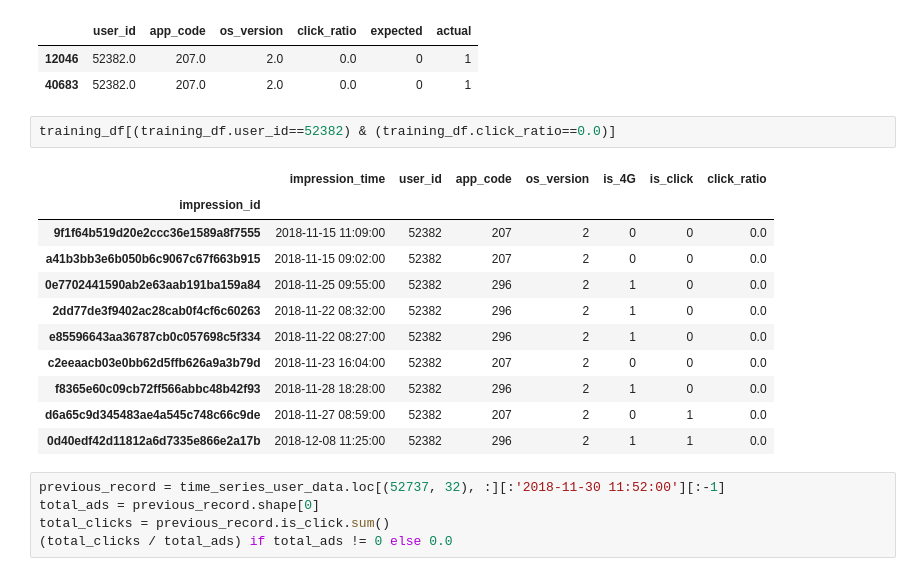
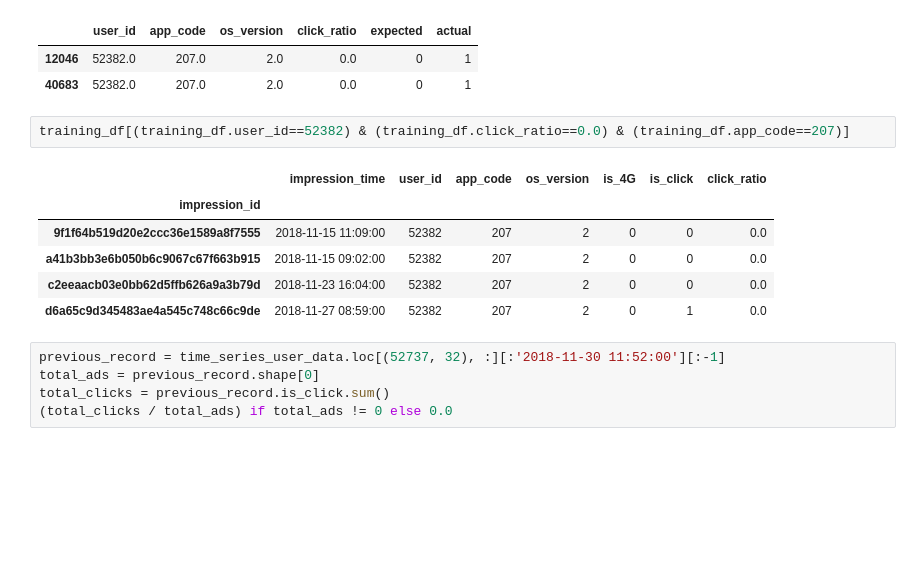
Before and after one commit to monilgudhka/wns_analytics_wizard_2019, a Jupyter notebook: wns_analytics_wizard.ipynb, the cells around one changed output. Cells and saved outputs as stored; diff of their text form; blank space fills up the shorter version.

```diff
--- a/wns_analytics_wizard.ipynb
+++ b/wns_analytics_wizard.ipynb
@@ -261,19 +261,14 @@ false_positive[false_positive.user_id==52382]
 | 12046 | 52382.0 | 207.0 | 2.0 | 0.0 | 0 | 1 |
 | 40683 | 52382.0 | 207.0 | 2.0 | 0.0 | 0 | 1 |
 # %%
-training_df[(training_df.user_id==52382) & (training_df.click_ratio==0.0)]
+training_df[(training_df.user_id==52382) & (training_df.click_ratio==0.0) & (training_df.app_code==207)]
 # %% [output]
 |  | impression_time | user_id | app_code | os_version | is_4G | is_click | click_ratio |
 | impression_id |  |  |  |  |  |  |  |
 | 9f1f64b519d20e2ccc36e1589a8f7555 | 2018-11-15 11:09:00 | 52382 | 207 | 2 | 0 | 0 | 0.0 |
 | a41b3bb3e6b050b6c9067c67f663b915 | 2018-11-15 09:02:00 | 52382 | 207 | 2 | 0 | 0 | 0.0 |
-| 0e7702441590ab2e63aab191ba159a84 | 2018-11-25 09:55:00 | 52382 | 296 | 2 | 1 | 0 | 0.0 |
-| 2dd77de3f9402ac28cab0f4cf6c60263 | 2018-11-22 08:32:00 | 52382 | 296 | 2 | 1 | 0 | 0.0 |
-| e85596643aa36787cb0c057698c5f334 | 2018-11-22 08:27:00 | 52382 | 296 | 2 | 1 | 0 | 0.0 |
 | c2eeaacb03e0bb62d5ffb626a9a3b79d | 2018-11-23 16:04:00 | 52382 | 207 | 2 | 0 | 0 | 0.0 |
-| f8365e60c09cb72ff566abbc48b42f93 | 2018-11-28 18:28:00 | 52382 | 296 | 2 | 1 | 0 | 0.0 |
 | d6a65c9d345483ae4a545c748c66c9de | 2018-11-27 08:59:00 | 52382 | 207 | 2 | 0 | 1 | 0.0 |
-| 0d40edf42d11812a6d7335e866e2a17b | 2018-12-08 11:25:00 | 52382 | 296 | 2 | 1 | 1 | 0.0 |
 # %%
 previous_record = time_series_user_data.loc[(52737, 32), :][:'2018-11-30 11:52:00'][:-1]
 total_ads = previous_record.shape[0]
```
